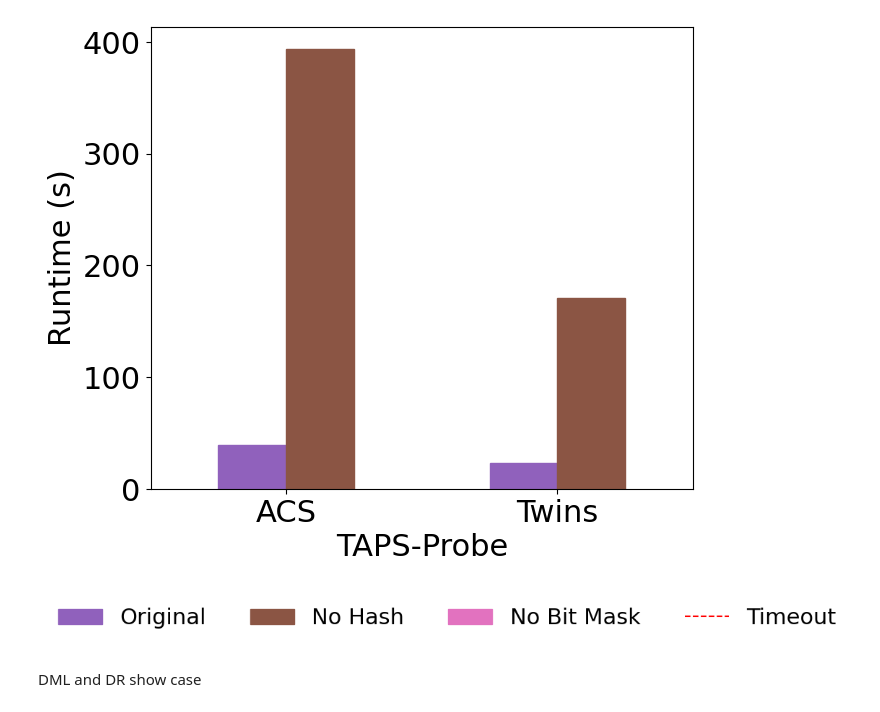
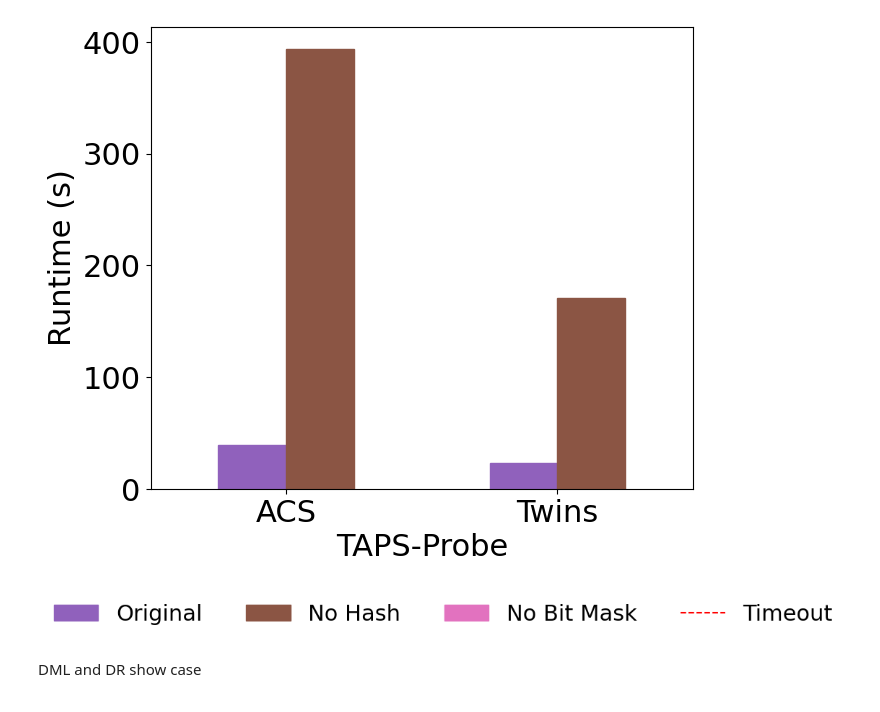
Before and after one commit to danielbarcohen-bot/ATE-shifting, a Jupyter notebook: graphs.ipynb, the cells around one changed output. Drawn from its saved outputs; the diff is of its cells as text; code cells hidden in the pictures.

```diff
--- a/graphs.ipynb
+++ b/graphs.ipynb
@@ -493,29 +493,29 @@ fig2.savefig(f'ablation-probe.pdf', bbox_inches="tight", dpi=600)
 # %%
 # legend for ablation
 
 def discard_legend_ablation():
     from matplotlib.lines import Line2D
     from matplotlib.patches import Patch
 
     names = ['Original', 'No Hash', 'No Bit Mask']
     colors = [(144/255.0, 97/255.0, 188/255.0), (139/255.0, 85/255.0, 68/255.0), (226/255.0, 114/255.0, 191/255.0)]
     figlegend,ax = plt.subplots()
     figlegend.set_figwidth(10)
     figlegend.set_figheight(0.1)
     figlegend.set_tight_layout(True)
     ax.set_axis_off()
     handles = []
     for color,label in zip(colors,names):
         handles.append(Patch(label=label,color=color))
     handles.append(Line2D([],[],label='Timeout',color=timeout_color,linestyle='--'))
 
     #figlegend.legend([None,None,None,None],)
-    figlegend.legend(handles=handles,ncol=4, frameon=False,loc="upper left")
+    figlegend.legend(handles=handles,ncol=4, frameon=False,loc='center')
     figlegend.savefig(f'freefloating-legend-ablation.pdf', bbox_inches="tight", dpi=600)
 
 discard_legend_ablation()
 # %% [output]
-[figure, old version]
+[figure, new version]
 # %% [markdown]
 DML and DR show case
 # %%
```
Also changed, not shown: parts of 4 cells of this notebook.
